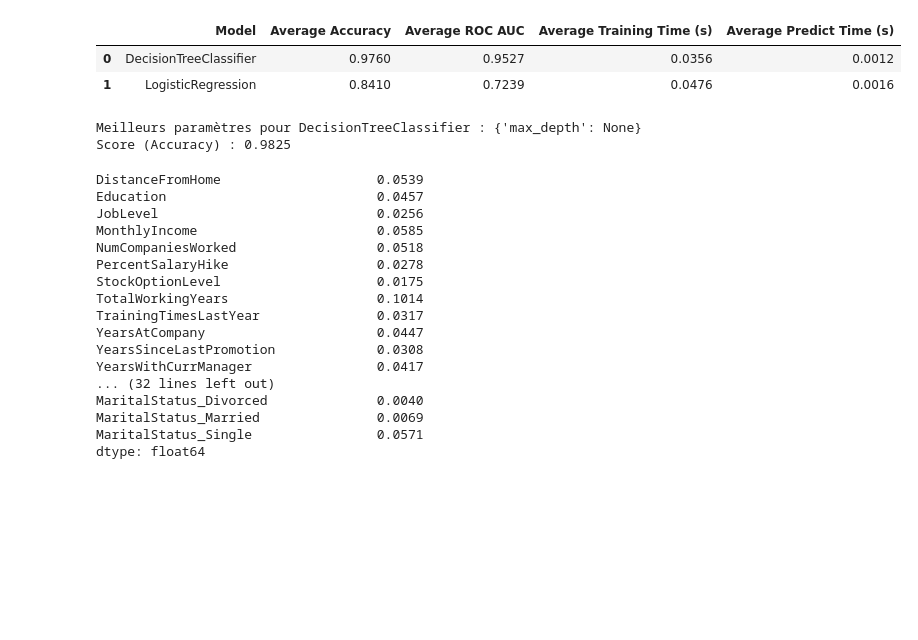
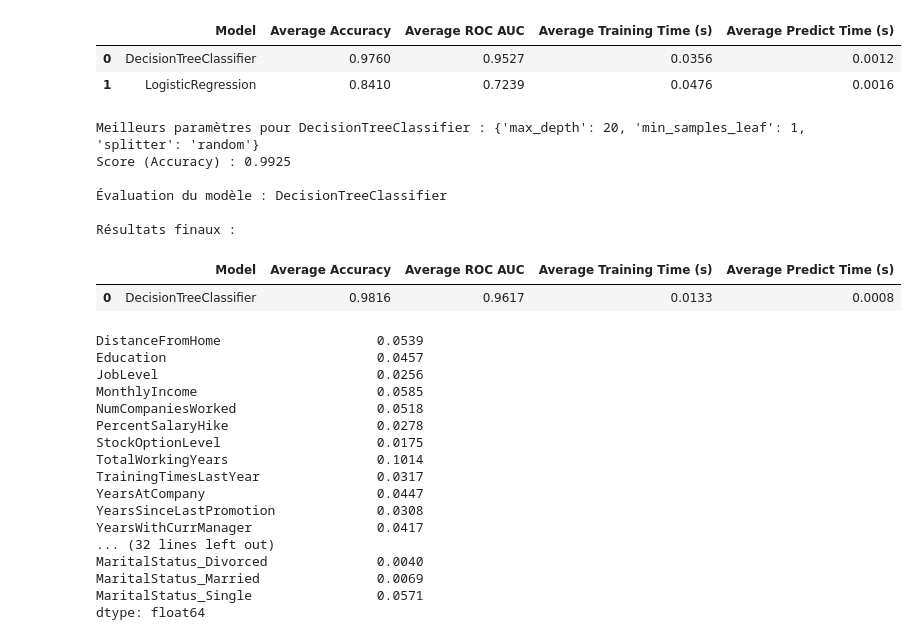
Before and after one commit to warren-gaure/projet-ia, a Jupyter notebook: notebooks/Livrable.ipynb, the cells around one changed output. Cells and saved outputs as stored; diff of their text form; code cells hidden in the pictures; blank space fills up the shorter version.

Commit message:
chore: comparaison model optimisé

```diff
--- a/notebooks/Livrable.ipynb
+++ b/notebooks/Livrable.ipynb
@@ -656,30 +656,41 @@ Résultats finaux :
 # %%
 param_grids = {
     "DecisionTreeClassifier": {
-        "max_depth": [3, 5, 10, 15, None],
+        "max_depth": [5, 10, 20, 25, None],
+        'splitter': ['best', 'random'],
+        'min_samples_leaf': [1, 2, 5, 10]
     }
 }
 best_params = {}
 best_scores = {}
 model = DecisionTreeClassifier()
 model_name = model.__class__.__name__
 
 X = processed_df.drop('Attrition', axis=1)
 y = processed_df['Attrition']
 
 # GridSearchCV
 grid_search = GridSearchCV(
     model, param_grids[model_name],
     cv=5, scoring="accuracy"
 )
 
 grid_search.fit(X, y)
 
 print(f"Meilleurs paramètres pour {model_name} : {grid_search.best_params_}")
 print(f"Score (Accuracy) : {grid_search.best_score_:.4f}")
+
+final_model = DecisionTreeClassifier(max_depth=25, min_samples_leaf=1, splitter='random')
+train_and_evaluate_model([final_model], 5)
 # %% [output]
-Meilleurs paramètres pour DecisionTreeClassifier : {'max_depth': None}
-Score (Accuracy) : 0.9825
+Meilleurs paramètres pour DecisionTreeClassifier : {'max_depth': 20, 'min_samples_leaf': 1, 'splitter': 'random'}
+Score (Accuracy) : 0.9925
+
+Évaluation du modèle : DecisionTreeClassifier
+
+Résultats finaux :
+|  | Model | Average Accuracy | Average ROC AUC | Average Training Time (s) | Average Predict Time (s) |
+| 0 | DecisionTreeClassifier | 0.9816 | 0.9617 | 0.0133 | 0.0008 |
 # %%
 importances = decision_tree_model.feature_importances_
 feature_importances = pd.Series(importances, index=final_columns[:-1])
```
